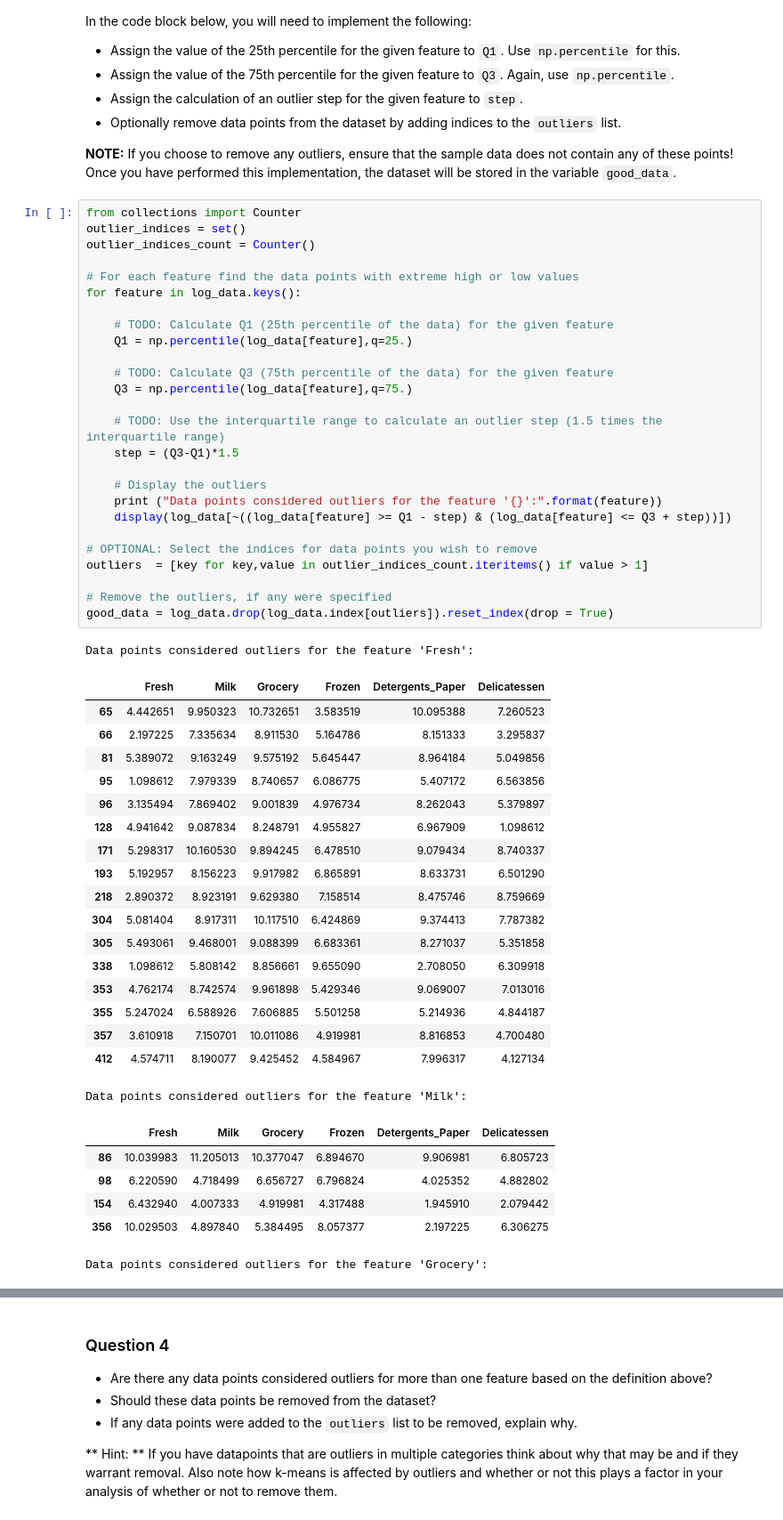
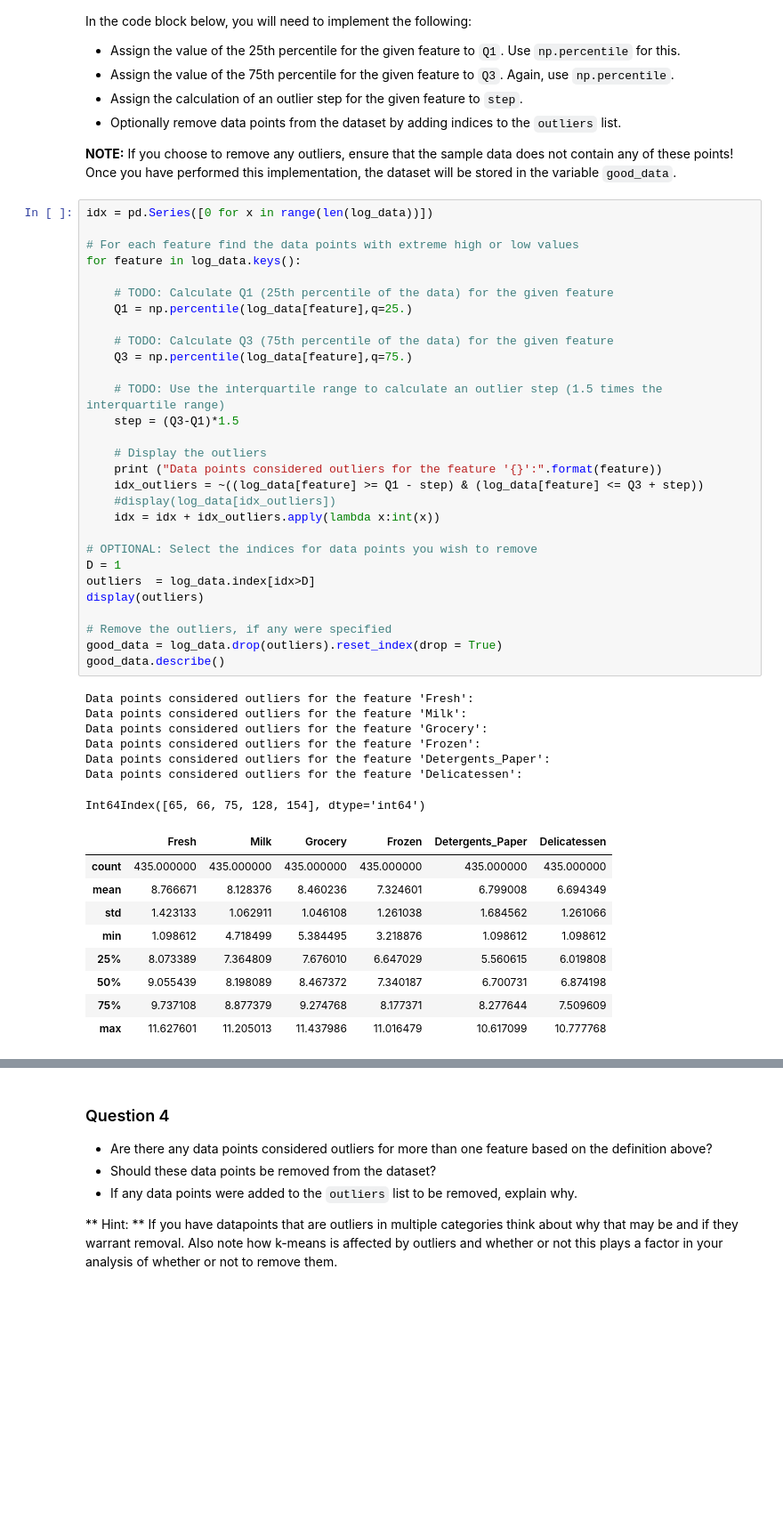
Before and after one commit to mnshr/Udacity-ML, a Jupyter notebook: customer_segments/customer_segments.ipynb, the cells around one changed output, grey strips where cells are left out. Shown at 89% size. Drawn from its saved outputs; the diff is of its cells as text; blank space fills up the shorter version.

```diff
--- a/customer_segments/customer_segments.ipynb
+++ b/customer_segments/customer_segments.ipynb
@@ -193,54 +193,48 @@ In the code block below, you will need to implement the following:
 **NOTE:** If you choose to remove any outliers, ensure that the sample data does not contain any of these points!
 Once you have performed this implementation, the dataset will be stored in the variable `good_data`.
 # %%
-from collections import Counter
-outlier_indices = set()
-outlier_indices_count = Counter()
+idx = pd.Series([0 for x in range(len(log_data))])
 
 # For each feature find the data points with extreme high or low values
 for feature in log_data.keys():
 
     # TODO: Calculate Q1 (25th percentile of the data) for the given feature
     Q1 = np.percentile(log_data[feature],q=25.)
 
     # TODO: Calculate Q3 (75th percentile of the data) for the given feature
     Q3 = np.percentile(log_data[feature],q=75.)
 
     # TODO: Use the interquartile range to calculate an outlier step (1.5 times the interquartile range)
     step = (Q3-Q1)*1.5
 
     # Display the outliers
     print ("Data points considered outliers for the feature '{}':".format(feature))
-    display(log_data[~((log_data[feature] >= Q1 - step) & (log_data[feature] <= Q3 + step))])
+    idx_outliers = ~((log_data[feature] >= Q1 - step) & (log_data[feature] <= Q3 + step))
+    #display(log_data[idx_outliers])
+    idx = idx + idx_outliers.apply(lambda x:int(x))
 
 # OPTIONAL: Select the indices for data points you wish to remove
-outliers  = [key for key,value in outlier_indices_count.iteritems() if value > 1]
+D = 1
+outliers  = log_data.index[idx>D]
+display(outliers)
 
 # Remove the outliers, if any were specified
-good_data = log_data.drop(log_data.index[outliers]).reset_index(drop = True)
+good_data = log_data.drop(outliers).reset_index(drop = True)
+good_data.describe()
 # %% [output]
 Data points considered outliers for the feature 'Fresh':
+Data points considered outliers for the feature 'Milk':
+Data points considered outliers for the feature 'Grocery':
+Data points considered outliers for the feature 'Frozen':
+Data points considered outliers for the feature 'Detergents_Paper':
+Data points considered outliers for the feature 'Delicatessen':
+Int64Index([65, 66, 75, 128, 154], dtype='int64')
 |  | Fresh | Milk | Grocery | Frozen | Detergents_Paper | Delicatessen |
-| 65 | 4.442651 | 9.950323 | 10.732651 | 3.583519 | 10.095388 | 7.260523 |
-| 66 | 2.197225 | 7.335634 | 8.911530 | 5.164786 | 8.151333 | 3.295837 |
-| 81 | 5.389072 | 9.163249 | 9.575192 | 5.645447 | 8.964184 | 5.049856 |
-| 95 | 1.098612 | 7.979339 | 8.740657 | 6.086775 | 5.407172 | 6.563856 |
-| 96 | 3.135494 | 7.869402 | 9.001839 | 4.976734 | 8.262043 | 5.379897 |
-| 128 | 4.941642 | 9.087834 | 8.248791 | 4.955827 | 6.967909 | 1.098612 |
-| 171 | 5.298317 | 10.160530 | 9.894245 | 6.478510 | 9.079434 | 8.740337 |
-| 193 | 5.192957 | 8.156223 | 9.917982 | 6.865891 | 8.633731 | 6.501290 |
-| 218 | 2.890372 | 8.923191 | 9.629380 | 7.158514 | 8.475746 | 8.759669 |
-| 304 | 5.081404 | 8.917311 | 10.117510 | 6.424869 | 9.374413 | 7.787382 |
-| 305 | 5.493061 | 9.468001 | 9.088399 | 6.683361 | 8.271037 | 5.351858 |
-| 338 | 1.098612 | 5.808142 | 8.856661 | 9.655090 | 2.708050 | 6.309918 |
-| 353 | 4.762174 | 8.742574 | 9.961898 | 5.429346 | 9.069007 | 7.013016 |
-| 355 | 5.247024 | 6.588926 | 7.606885 | 5.501258 | 5.214936 | 4.844187 |
-| 357 | 3.610918 | 7.150701 | 10.011086 | 4.919981 | 8.816853 | 4.700480 |
-| 412 | 4.574711 | 8.190077 | 9.425452 | 4.584967 | 7.996317 | 4.127134 |
+| count | 435.000000 | 435.000000 | 435.000000 | 435.000000 | 435.000000 | 435.000000 |
+| mean | 8.766671 | 8.128376 | 8.460236 | 7.324601 | 6.799008 | 6.694349 |
+| std | 1.423133 | 1.062911 | 1.046108 | 1.261038 | 1.684562 | 1.261066 |
+| min | 1.098612 | 4.718499 | 5.384495 | 3.218876 | 1.098612 | 1.098612 |
+| 25% | 8.073389 | 7.364809 | 7.676010 | 6.647029 | 5.560615 | 6.019808 |
+| 50% | 9.055439 | 8.198089 | 8.467372 | 7.340187 | 6.700731 | 6.874198 |
+| 75% | 9.737108 | 8.877379 | 9.274768 | 8.177371 | 8.277644 | 7.509609 |
+| max | 11.627601 | 11.205013 | 11.437986 | 11.016479 | 10.617099 | 10.777768 |
-Data points considered outliers for the feature 'Milk':
-|  | Fresh | Milk | Grocery | Frozen | Detergents_Paper | Delicatessen |
-| 86 | 10.039983 | 11.205013 | 10.377047 | 6.894670 | 9.906981 | 6.805723 |
-| 98 | 6.220590 | 4.718499 | 6.656727 | 6.796824 | 4.025352 | 4.882802 |
-| 154 | 6.432940 | 4.007333 | 4.919981 | 4.317488 | 1.945910 | 2.079442 |
-| 356 | 10.029503 | 4.897840 | 5.384495 | 8.057377 | 2.197225 | 6.306275 |
-Data points considered outliers for the feature 'Grocery':
```
Also changed, not shown: parts of 10 cells of this notebook.
